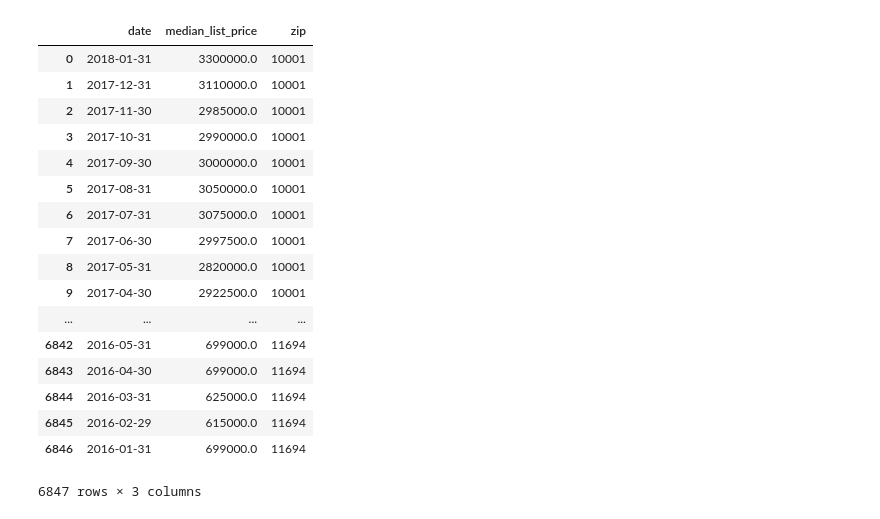
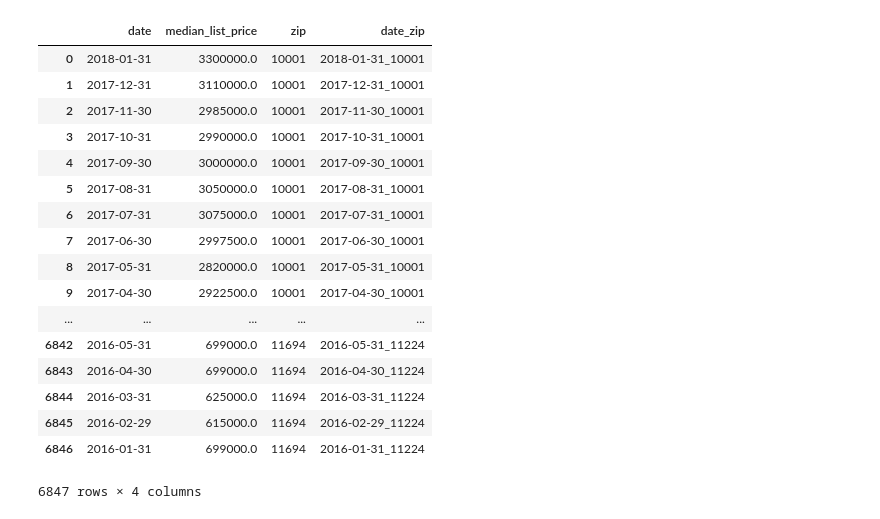
Before and after one commit to csignature/springboard-projects, a Jupyter notebook: Capstone_01/airbnb-capstone.ipynb, the cells around one changed output. Cells and saved outputs as stored; diff of their text form; code cells hidden in the pictures.

```diff
--- a/Capstone_01/airbnb-capstone.ipynb
+++ b/Capstone_01/airbnb-capstone.ipynb
@@ -26,5 +26,11 @@ for filename in json_prrah:
     #concat DataFrames
     prr_df = pd.concat([prr_df,df1],axis=0,ignore_index=True)
 
+# #Convert date to datetime
+# prr_df.date = pd.to_datetime(prr_df.date, format='%Y-%m')
+
+#Create zip_date
+prr_df['date_zip'] = prr_df['date'] + '_' + prr_df['zip']
+
 prr_df
 # %% [output]
@@ -49,44 +55,48 @@ prr_df
 # %%
 #Load Median Listing Price json files from globbing
 json_mlpah=glob.glob('MLPAH/MLPAH_*.json')
 
 #Initialize list to append DataFrames to
 mlpah_list=[]
 
 #Create empty master dataframe
 mlp_df=pd.DataFrame(columns=['zip','date','median_list_price'])
 
 #For loop to go through filenames
 for filename in json_mlpah:
     data = pd.read_json(filename)
     df1=pd.DataFrame(data['dataset_data']['data'],columns=['date','median_list_price'])
     mlpah_list.append(data)
     #pull in filename and use split
     file_str = filename.replace('_',' ').replace('.',' ').split()
     df1['zip'] = file_str[1]
     #concat DataFrames
     mlp_df = pd.concat([mlp_df,df1],axis=0,ignore_index=True)
 
+# mlp_df.date = pd.to_datetime(mlp_df.date, format ='%Y-%m')
+#Create zip_date
+mlp_df['date_zip'] = mlp_df['date'] + '_' + prr_df['zip']
+
 mlp_df
 # %% [output]
-|  | date | median_list_price | zip |
-| 0 | 2018-01-31 | 3300000.0 | 10001 |
-| 1 | 2017-12-31 | 3110000.0 | 10001 |
-| 2 | 2017-11-30 | 2985000.0 | 10001 |
-| 3 | 2017-10-31 | 2990000.0 | 10001 |
-| 4 | 2017-09-30 | 3000000.0 | 10001 |
-| 5 | 2017-08-31 | 3050000.0 | 10001 |
-| 6 | 2017-07-31 | 3075000.0 | 10001 |
-| 7 | 2017-06-30 | 2997500.0 | 10001 |
-| 8 | 2017-05-31 | 2820000.0 | 10001 |
-| 9 | 2017-04-30 | 2922500.0 | 10001 |
-| ... | ... | ... | ... |
-| 6842 | 2016-05-31 | 699000.0 | 11694 |
-| 6843 | 2016-04-30 | 699000.0 | 11694 |
-| 6844 | 2016-03-31 | 625000.0 | 11694 |
-| 6845 | 2016-02-29 | 615000.0 | 11694 |
-| 6846 | 2016-01-31 | 699000.0 | 11694 |
+|  | date | median_list_price | zip | date_zip |
+| 0 | 2018-01-31 | 3300000.0 | 10001 | 2018-01-31_10001 |
+| 1 | 2017-12-31 | 3110000.0 | 10001 | 2017-12-31_10001 |
+| 2 | 2017-11-30 | 2985000.0 | 10001 | 2017-11-30_10001 |
+| 3 | 2017-10-31 | 2990000.0 | 10001 | 2017-10-31_10001 |
+| 4 | 2017-09-30 | 3000000.0 | 10001 | 2017-09-30_10001 |
+| 5 | 2017-08-31 | 3050000.0 | 10001 | 2017-08-31_10001 |
+| 6 | 2017-07-31 | 3075000.0 | 10001 | 2017-07-31_10001 |
+| 7 | 2017-06-30 | 2997500.0 | 10001 | 2017-06-30_10001 |
+| 8 | 2017-05-31 | 2820000.0 | 10001 | 2017-05-31_10001 |
+| 9 | 2017-04-30 | 2922500.0 | 10001 | 2017-04-30_10001 |
+| ... | ... | ... | ... | ... |
+| 6842 | 2016-05-31 | 699000.0 | 11694 | 2016-05-31_11224 |
+| 6843 | 2016-04-30 | 699000.0 | 11694 | 2016-04-30_11224 |
+| 6844 | 2016-03-31 | 625000.0 | 11694 | 2016-03-31_11224 |
+| 6845 | 2016-02-29 | 615000.0 | 11694 | 2016-02-29_11224 |
+| 6846 | 2016-01-31 | 699000.0 | 11694 | 2016-01-31_11224 |
-6847 rows × 3 columns
+6847 rows × 4 columns
 # %%
 #Load Airbnb Listing csv files from globbing
 csv_listings=glob.glob('Airbnb_data/listings_*.csv')
```
Also changed, not shown: parts of 4 cells of this notebook.
